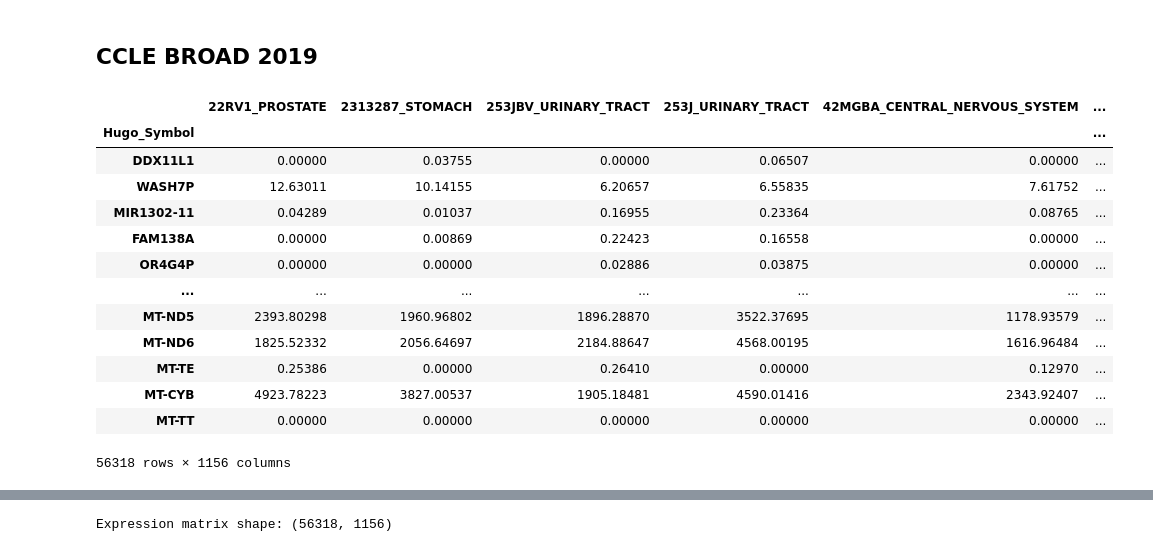
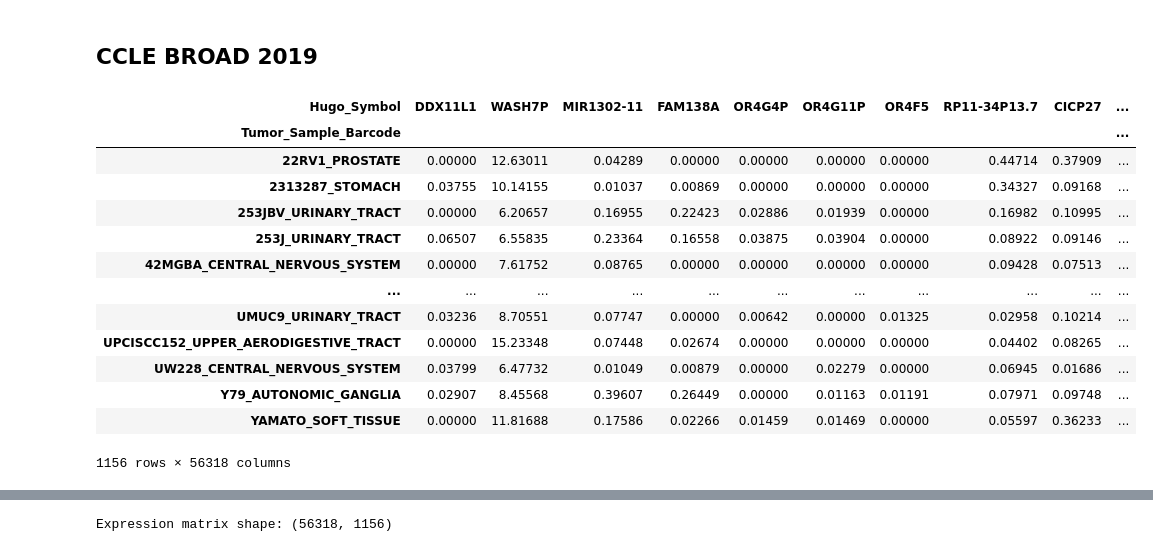
Before and after one commit to VittorioRossi/p53-mutations, a Jupyter notebook: notebooks_ccle/explore_ccle.ipynb, the cells around one changed output, grey strips where cells are left out. Drawn from its saved outputs; the diff is of its cells as text; code cells hidden in the pictures.

```diff
--- a/notebooks_ccle/explore_ccle.ipynb
+++ b/notebooks_ccle/explore_ccle.ipynb
@@ -26,8 +29,0 @@ meta_study = pd.read_csv(META_STUDY_FILE, sep='\t', index_col=0)
-# %%
-
-# Expression data (genes x cell lines)
-expr = pd.read_csv(EXPR_FILE, sep='\t', index_col=0)
-# Metadata for expression samples
-meta_expr = pd.read_csv(META_EXPR_FILE, sep='\t', index_col=0)
-# Study metadata (cell line annotations)
-meta_study = pd.read_csv(META_STUDY_FILE, sep='\t', index_col=0)
@@ -34,17 +51,19 @@ meta_study = pd.read_csv(META_STUDY_FILE, sep='\t', index_col=0)
 # %%
+expr = expr.transpose()
+expr.index.name = 'Tumor_Sample_Barcode'
 expr
 # %% [output]
-|  | 22RV1_PROSTATE | 2313287_STOMACH | 253JBV_URINARY_TRACT | 253J_URINARY_TRACT | 42MGBA_CENTRAL_NERVOUS_SYSTEM | ... |
-| Hugo_Symbol |  |  |  |  |  | ... |
-| DDX11L1 | 0.00000 | 0.03755 | 0.00000 | 0.06507 | 0.00000 | ... |
-| WASH7P | 12.63011 | 10.14155 | 6.20657 | 6.55835 | 7.61752 | ... |
-| MIR1302-11 | 0.04289 | 0.01037 | 0.16955 | 0.23364 | 0.08765 | ... |
-| FAM138A | 0.00000 | 0.00869 | 0.22423 | 0.16558 | 0.00000 | ... |
-| OR4G4P | 0.00000 | 0.00000 | 0.02886 | 0.03875 | 0.00000 | ... |
-| ... | ... | ... | ... | ... | ... | ... |
-| MT-ND5 | 2393.80298 | 1960.96802 | 1896.28870 | 3522.37695 | 1178.93579 | ... |
-| MT-ND6 | 1825.52332 | 2056.64697 | 2184.88647 | 4568.00195 | 1616.96484 | ... |
-| MT-TE | 0.25386 | 0.00000 | 0.26410 | 0.00000 | 0.12970 | ... |
-| MT-CYB | 4923.78223 | 3827.00537 | 1905.18481 | 4590.01416 | 2343.92407 | ... |
-| MT-TT | 0.00000 | 0.00000 | 0.00000 | 0.00000 | 0.00000 | ... |
+| Hugo_Symbol | DDX11L1 | WASH7P | MIR1302-11 | FAM138A | OR4G4P | OR4G11P | OR4F5 | RP11-34P13.7 | CICP27 | ... |
+| Tumor_Sample_Barcode |  |  |  |  |  |  |  |  |  | ... |
+| 22RV1_PROSTATE | 0.00000 | 12.63011 | 0.04289 | 0.00000 | 0.00000 | 0.00000 | 0.00000 | 0.44714 | 0.37909 | ... |
+| 2313287_STOMACH | 0.03755 | 10.14155 | 0.01037 | 0.00869 | 0.00000 | 0.00000 | 0.00000 | 0.34327 | 0.09168 | ... |
+| 253JBV_URINARY_TRACT | 0.00000 | 6.20657 | 0.16955 | 0.22423 | 0.02886 | 0.01939 | 0.00000 | 0.16982 | 0.10995 | ... |
+| 253J_URINARY_TRACT | 0.06507 | 6.55835 | 0.23364 | 0.16558 | 0.03875 | 0.03904 | 0.00000 | 0.08922 | 0.09146 | ... |
+| 42MGBA_CENTRAL_NERVOUS_SYSTEM | 0.00000 | 7.61752 | 0.08765 | 0.00000 | 0.00000 | 0.00000 | 0.00000 | 0.09428 | 0.07513 | ... |
+| ... | ... | ... | ... | ... | ... | ... | ... | ... | ... | ... |
+| UMUC9_URINARY_TRACT | 0.03236 | 8.70551 | 0.07747 | 0.00000 | 0.00642 | 0.00000 | 0.01325 | 0.02958 | 0.10214 | ... |
+| UPCISCC152_UPPER_AERODIGESTIVE_TRACT | 0.00000 | 15.23348 | 0.07448 | 0.02674 | 0.00000 | 0.00000 | 0.00000 | 0.04402 | 0.08265 | ... |
+| UW228_CENTRAL_NERVOUS_SYSTEM | 0.03799 | 6.47732 | 0.01049 | 0.00879 | 0.00000 | 0.02279 | 0.00000 | 0.06945 | 0.01686 | ... |
+| Y79_AUTONOMIC_GANGLIA | 0.02907 | 8.45568 | 0.39607 | 0.26449 | 0.00000 | 0.01163 | 0.01191 | 0.07971 | 0.09748 | ... |
+| YAMATO_SOFT_TISSUE | 0.00000 | 11.81688 | 0.17586 | 0.02266 | 0.01459 | 0.01469 | 0.00000 | 0.05597 | 0.36233 | ... |
-56318 rows × 1156 columns
+1156 rows × 56318 columns
```
Also changed, not shown: parts of 14 cells of this notebook.
